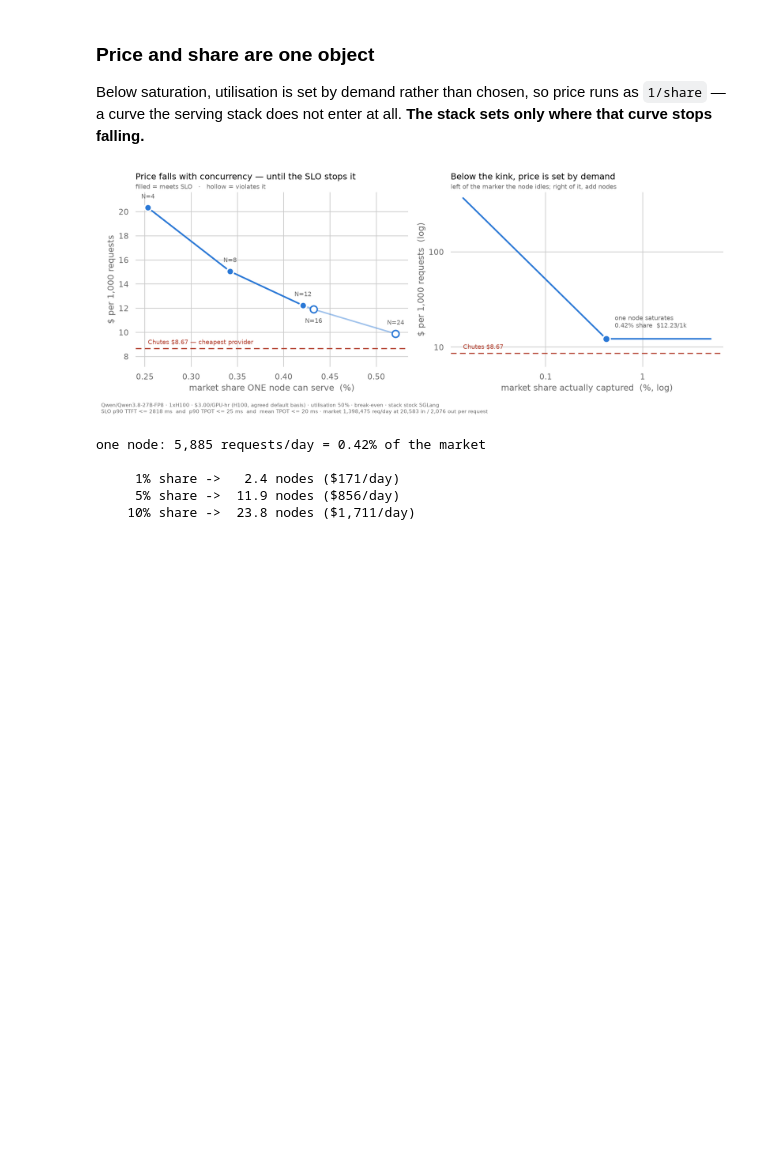
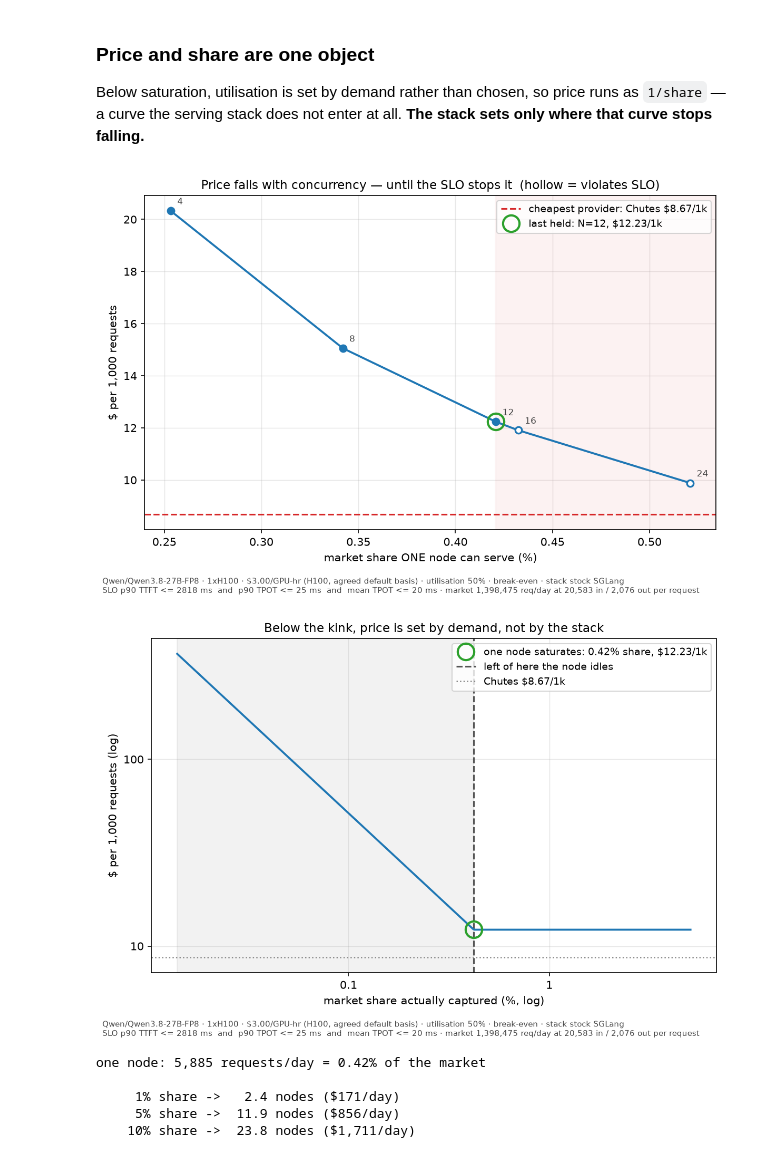
Before and after one commit to mpeng19/auto-inference, a Jupyter notebook: docs/example.ipynb, the cells around one changed output. Cells and saved outputs as stored; diff of their text form; code cells hidden in the pictures; blank space fills up the shorter version.

```diff
--- a/docs/example.ipynb
+++ b/docs/example.ipynb
@@ -178,8 +183,10 @@ runs as `1/share` — a curve the serving stack does not enter at all. **The
 stack sets only where that curve stops falling.**
 # %%
 display(Image(filename=result.artifacts["price_vs_share"]))
+display(Image(filename=result.artifacts["price_vs_demand"]))
 # %% [output]
-[figure, old version]
+[figure, new version]
+[figure, added]
 # %%
 from simulator.price.market import Economics
 
```
Also changed, not shown: parts of 1 cell of this notebook, 30 other files.
